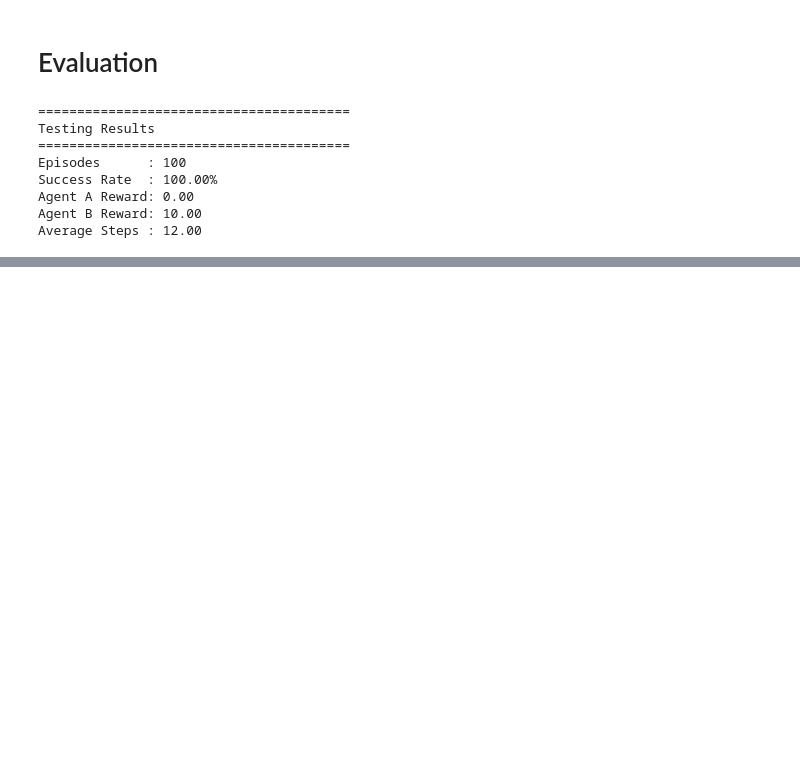
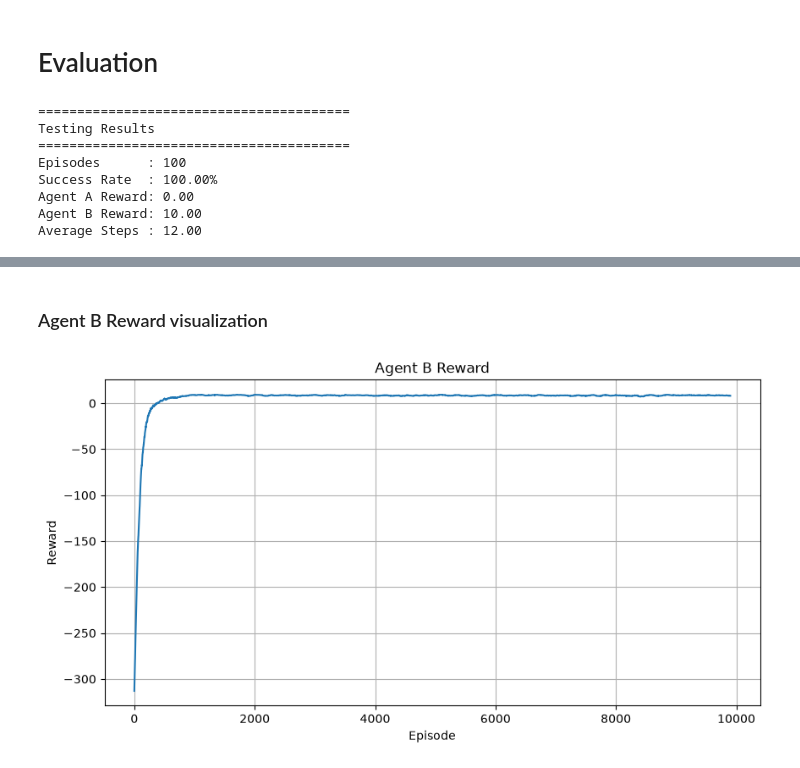
Before and after one commit to sajib1619/Tabular-Q-Learning-Multi_Agent, a Jupyter notebook: Tabular Q-Learning Multi-Agent.ipynb, the cells around one changed output, grey strips where cells are left out. Cells and saved outputs as stored; diff of their text form; code cells hidden in the pictures; blank space fills up the shorter version.

```diff
--- a/Tabular Q-Learning Multi-Agent.ipynb
+++ b/Tabular Q-Learning Multi-Agent.ipynb
@@ -993,0 +1021,18 @@ Average Steps : 12.00
+# %% [markdown]
+### Agent B Reward visualization
+# %%
+window = 100
+
+reward_curve = moving_average(
+    states.ep_reward_b,
+    window
+)
+
+show_fig(
+    reward_curve,
+    "Agent B Reward",
+    "Episode",
+    "Reward"
+)
+# %% [output]
+[figure, added]
```
Also changed, not shown: parts of 16 cells of this notebook.
